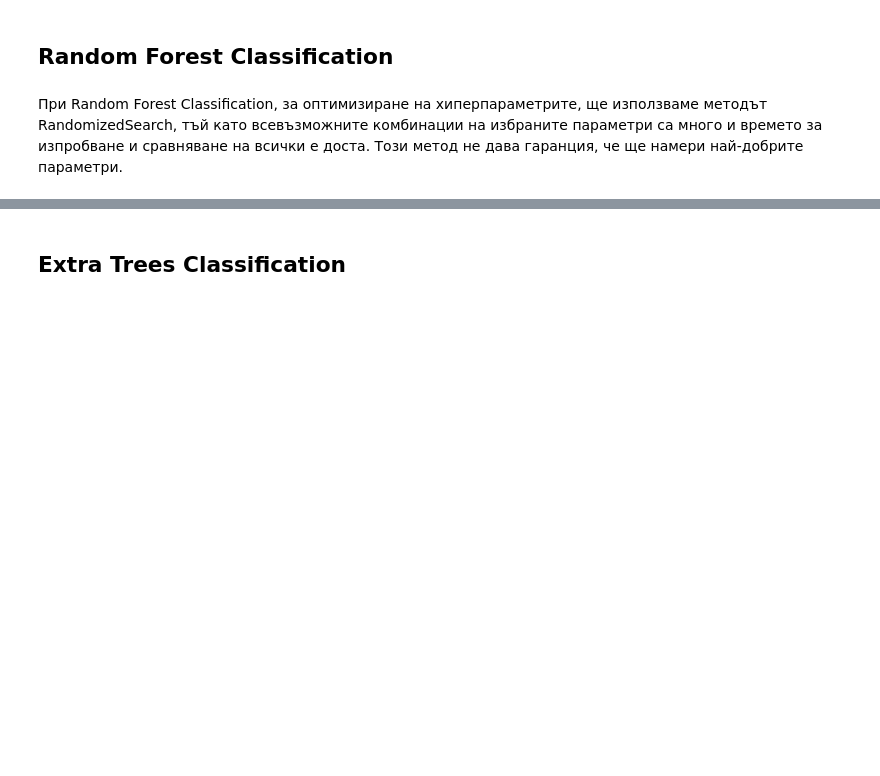
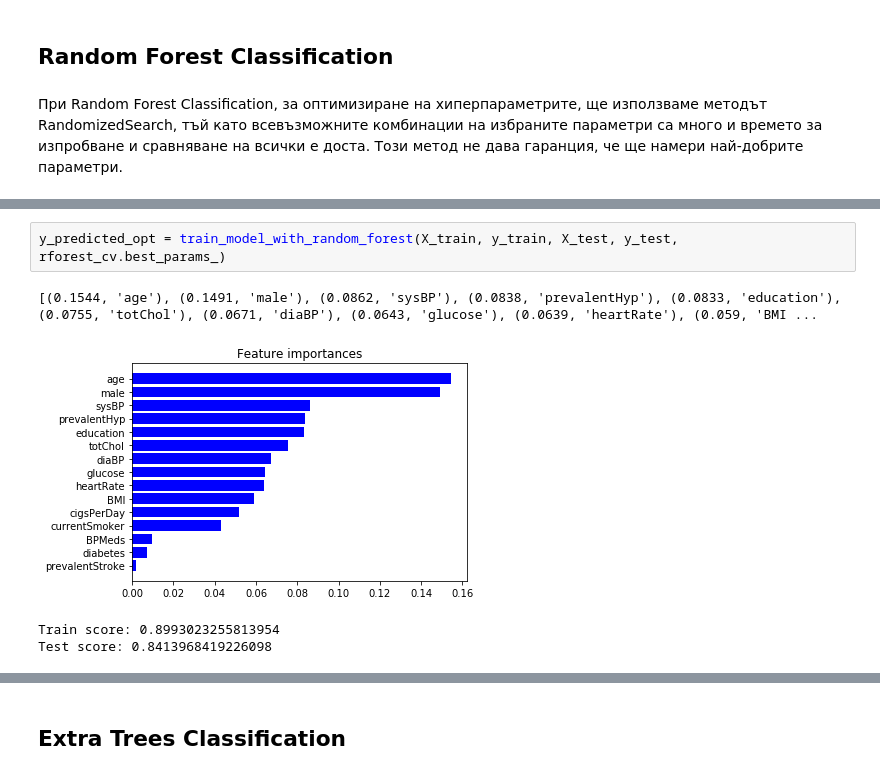
Before and after one commit to rtodinova/machine-learning, a Jupyter notebook: ml-project/HeartDesease.ipynb, the cells around one changed output, grey strips where cells are left out. Cells and saved outputs as stored; diff of their text form; blank space fills up the shorter version.

```diff
--- a/ml-project/HeartDesease.ipynb
+++ b/ml-project/HeartDesease.ipynb
@@ -326,0 +361,7 @@ Test score: 0.834325871941697
+# %%
+y_predicted_opt = train_model_with_random_forest(X_train, y_train, X_test, y_test, rforest_cv.best_params_)
+# %% [output]
+[(0.1544, 'age'), (0.1491, 'male'), (0.0862, 'sysBP'), (0.0838, 'prevalentHyp'), (0.0833, 'education'), (0.0755, 'totChol'), (0.0671, 'diaBP'), (0.0643, 'glucose'), (0.0639, 'heartRate'), (0.059, 'BMI ...
+[figure, added]
+Train score: 0.8993023255813954
+Test score: 0.8413968419226098
```
Also changed, not shown: parts of 43 cells of this notebook.
